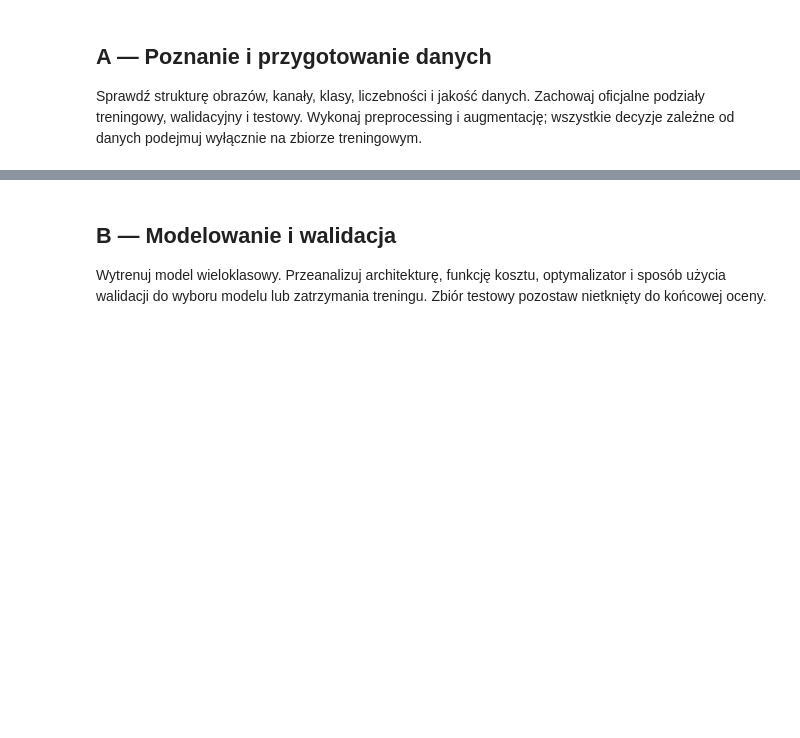
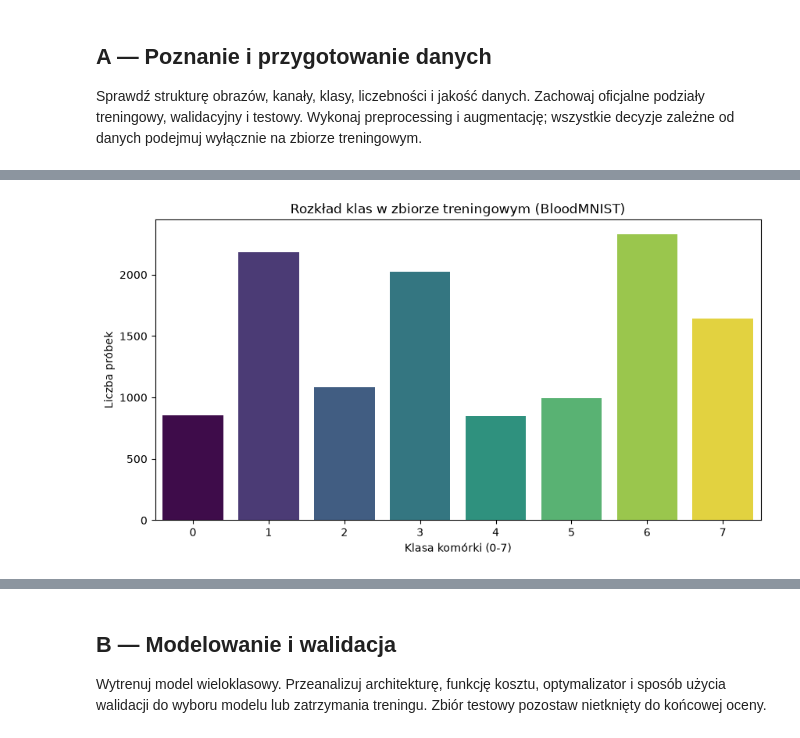
Before and after one commit to emiwol323/Rekrutacja-AI-Med-2026-2027, a Jupyter notebook: Zadanie-2A/Rozwiązanie-2A.ipynb, the cells around one changed output, grey strips where cells are left out. Saved outputs shown, nothing was run; the diff lists cells and outputs as text; code cells hidden in the pictures; blank space fills up the shorter version.

Commit message:
Dodanie rozwiązania Zadania 2A - BloodMNIST

```diff
--- a/Zadanie-2A/Rozwiązanie-2A.ipynb
+++ b/Zadanie-2A/Rozwiązanie-2A.ipynb
@@ -31,3 +37,24 @@ print(data.files)
 ## A — Poznanie i przygotowanie danych
 
 Sprawdź strukturę obrazów, kanały, klasy, liczebności i jakość danych. Zachowaj oficjalne podziały treningowy, walidacyjny i testowy. Wykonaj preprocessing i augmentację; wszystkie decyzje zależne od danych podejmuj wyłącznie na zbiorze treningowym.
+# %%
+# Rozpakowanie danych do osobnych zmiennych
+X_train = data['train_images']
+y_train = data['train_labels'].squeeze()
+
+X_val = data['val_images']
+y_val = data['val_labels'].squeeze()
+
+X_test = data['test_images']
+y_test = data['test_labels'].squeeze()
+
+# Sprawdzenie struktury (wymiarów) obrazów i etykiet
+print("Wymiary zbioru treningowego:")
+print("Obrazy (X_train):", X_train.shape)
+print("Etykiety (y_train):", y_train.shape)
+
+print("\nWymiary zbioru walidacyjnego:")
+print("Obrazy (X_val):", X_val.shape)
+
+print("\nWymiary zbioru testowego:")
+print("Obrazy (X_test):", X_test.shape)
@@ -33,0 +71,10 @@ Sprawdź strukturę obrazów, kanały, klasy, liczebności i jakość danych. Za
+# %%
+# Wykres rozkładu klas w zbiorze treningowym
+plt.figure(figsize=(10, 5))
+sns.countplot(x=y_train, hue=y_train, palette="viridis", legend=False)
+plt.title("Rozkład klas w zbiorze treningowym (BloodMNIST)")
+plt.xlabel("Klasa komórki (0-7)")
+plt.ylabel("Liczba próbek")
+plt.show()
+# %% [output]
+[figure, added]
```
Also changed, not shown: parts of 13 cells of this notebook, 2 other files.
